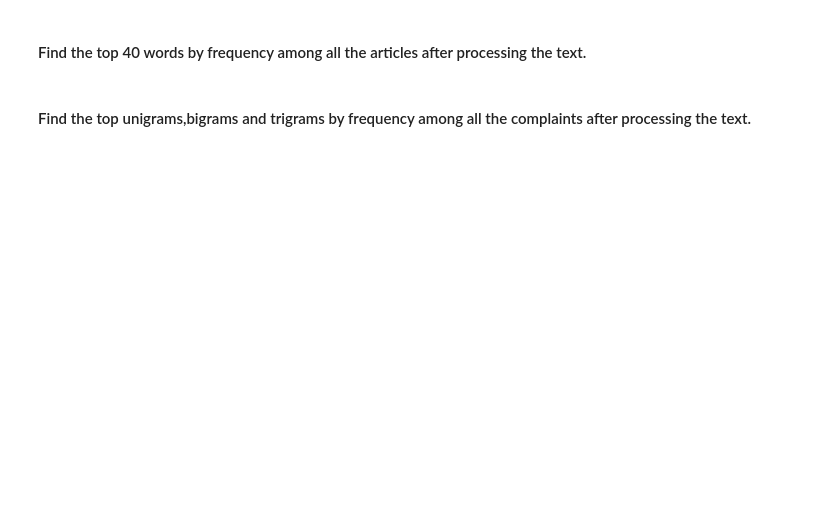
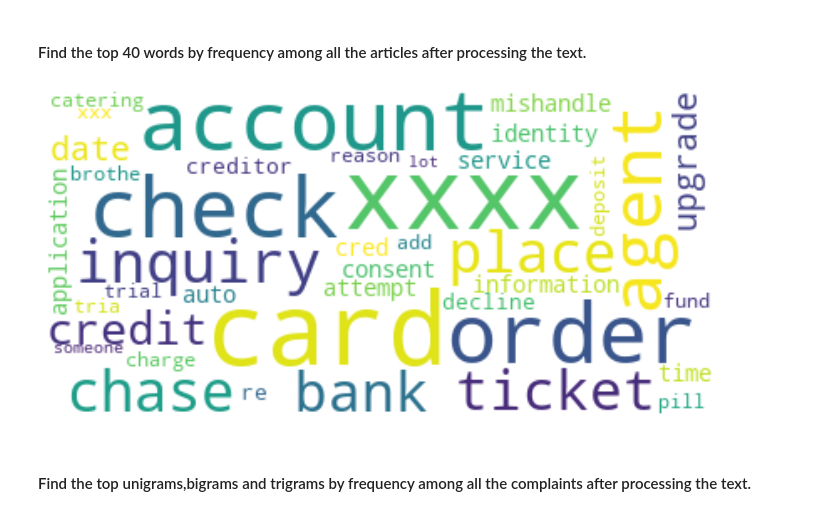
Before and after one commit to devimur2021/Automatic-Ticket-Classification-NLP, a Jupyter notebook: Automatic_Ticket_Classification_Assignment.ipynb, the cells around one changed output. Saved outputs shown, nothing was run; the diff lists cells and outputs as text; code cells hidden in the pictures; blank space fills up the shorter version.

```diff
--- a/Automatic_Ticket_Classification_Assignment.ipynb
+++ b/Automatic_Ticket_Classification_Assignment.ipynb
@@ -338,6 +443,16 @@ Write the code in this task to perform the following:
 #### Find the top 40 words by frequency among all the articles after processing the text.
 # %%
 #Using a word cloud find the top 40 words by frequency among all the articles after processing the text
+stopwords = set(STOPWORDS)
+wordcloud = WordCloud(max_font_size=60, max_words=40,
+                      background_color="white", random_state=100,
+                      stopwords=stopwords).generate(str(df_clean['complaint_POS_removed']))
+plt.figure(figsize=[12,12])
+plt.imshow(wordcloud, interpolation="bilinear")
+plt.axis("off")
+plt.show()
+# %% [output]
+[figure, added]
 # %%
 #Removing -PRON- from the text corpus
 df_clean['Complaint_clean'] = df_clean['complaint_POS_removed'].str.replace('-PRON-', '')
```
Also changed, not shown: parts of 58 cells of this notebook.
